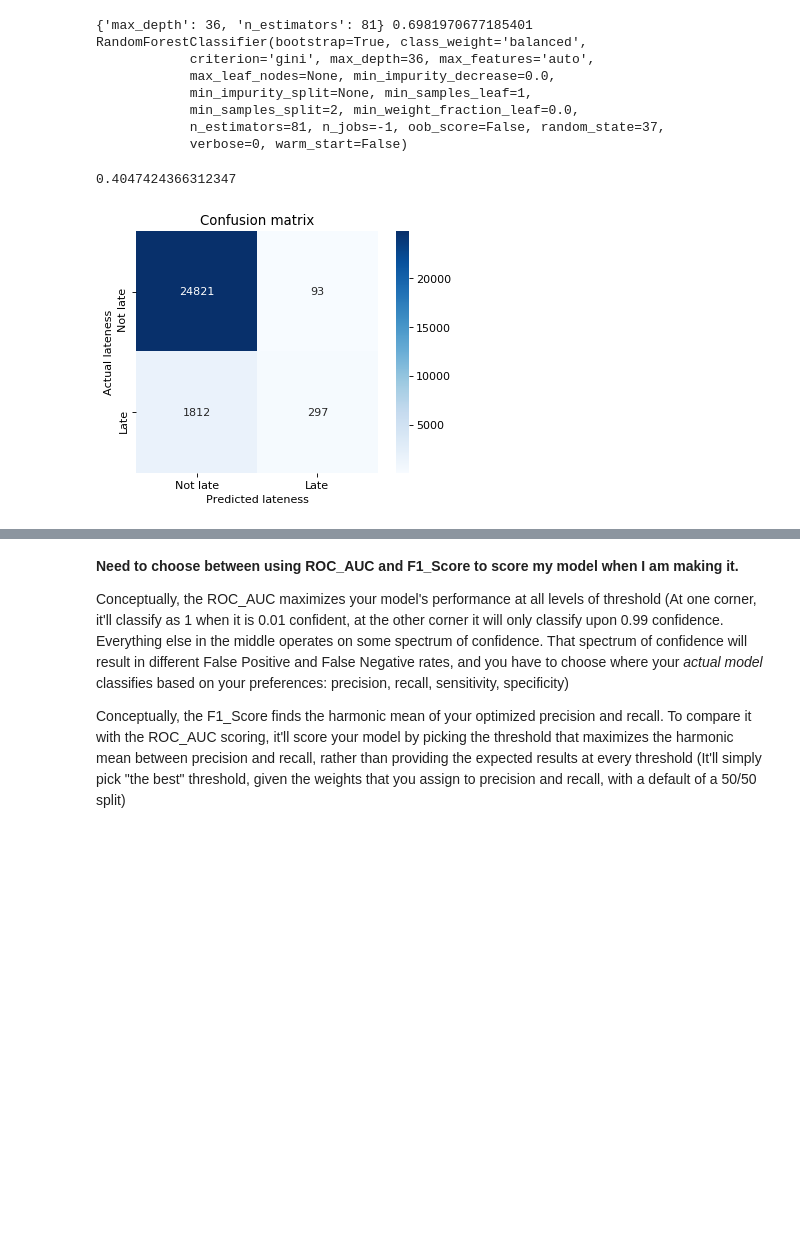
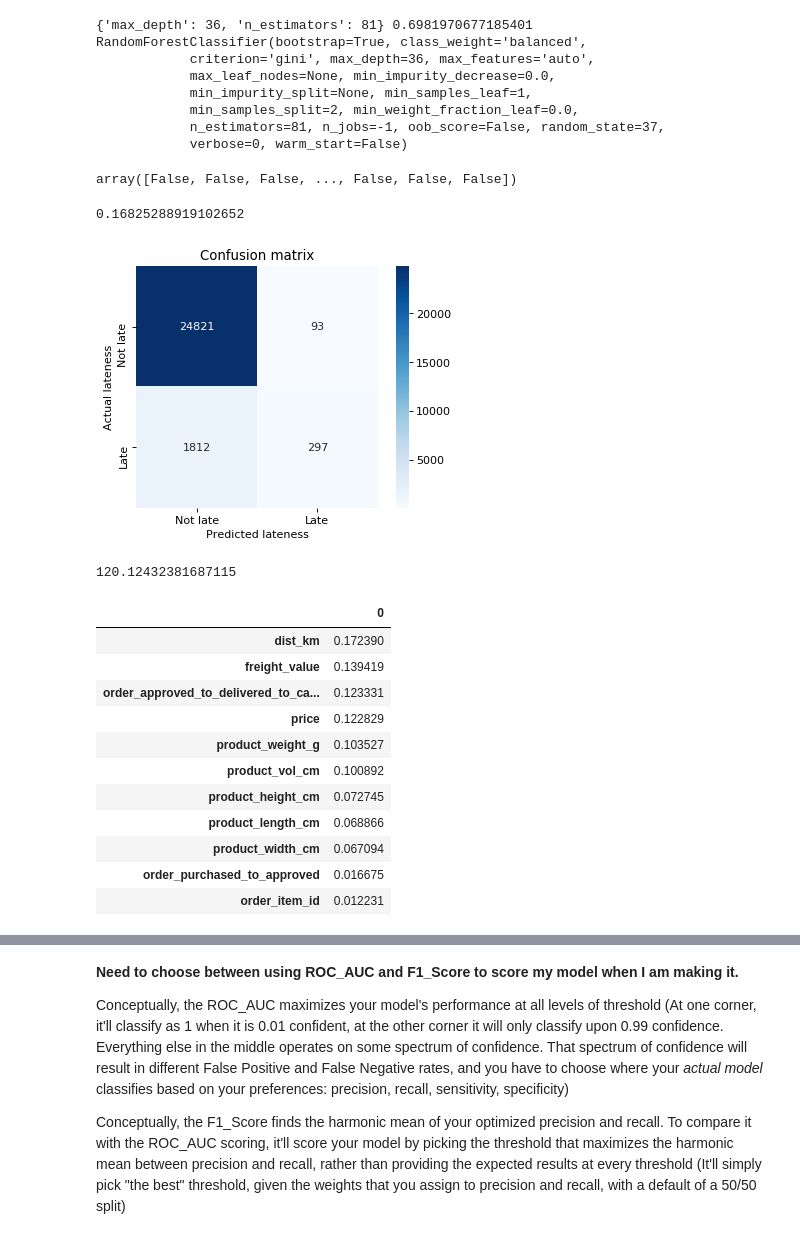
Before and after one commit to Alexandre987/Late_Shipment_Prediction_Olist, a Jupyter notebook: Project_03_Modeling.ipynb, the cells around one changed output, grey strips where cells are left out. Cells and saved outputs as stored; diff of their text form; code cells hidden in the pictures; blank space fills up the shorter version.

```diff
--- a/Project_03_Modeling.ipynb
+++ b/Project_03_Modeling.ipynb
@@ -309,6 +309,10 @@ print(rf_best.best_params_, rf_best.best_score_, rf_best.best_estimator_)
             min_samples_split=2, min_weight_fraction_leaf=0.0,
             n_estimators=81, n_jobs=-1, oob_score=False, random_state=37,
             verbose=0, warm_start=False)
+# %%
+rf_best.best_estimator_.predict(x_test)
+# %% [output]
+array([False, False, False, ..., False, False, False])
 # %%
 rf_pred = rf_best.best_estimator_.predict(x_test)
 
@@ -316,10 +320,32 @@ confusion_matrix_graphic(rf_pred)
 plt.savefig('rf_confusion_matrix.png', bbox_inches = 'tight')
 
 # Valuing Recall : Precision at 66% / 33%
-print(fbeta_score(y_test, rf_pred, beta = 0.50))
+print(fbeta_score(y_test, rf_pred, beta = 2))
 # %% [output]
-0.4047424366312347
+0.16825288919102652
 [figure]
+# %%
+df['price'].mean() # Average cost of a product in Brazilian Real
+# %% [output]
+120.12432381687115
+# %%
+df_fi = pd.DataFrame(data = rf_best.best_estimator_.feature_importances_, index = df_x.columns) # How important by percent is each of your features (adds to 1.0)
+# %%
+# Show the importance of each of my features
+df_fi.sort_values(by=0, ascending = False)
+# %% [output]
+|  | 0 |
+| dist_km | 0.172390 |
+| freight_value | 0.139419 |
+| order_approved_to_delivered_to_ca... | 0.123331 |
+| price | 0.122829 |
+| product_weight_g | 0.103527 |
+| product_vol_cm | 0.100892 |
+| product_height_cm | 0.072745 |
+| product_length_cm | 0.068866 |
+| product_width_cm | 0.067094 |
+| order_purchased_to_approved | 0.016675 |
+| order_item_id | 0.012231 |
 # %%
 # Graphing a ROC curve for all my plots
 
```
Also changed, not shown: parts of 9 cells of this notebook, 1 other file.
